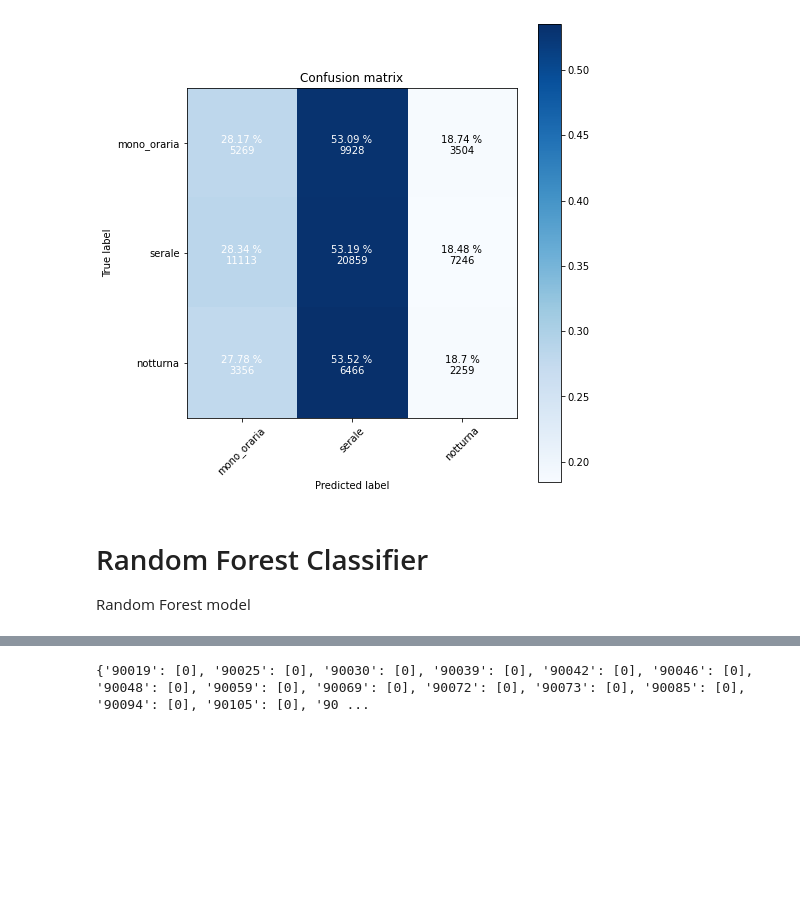
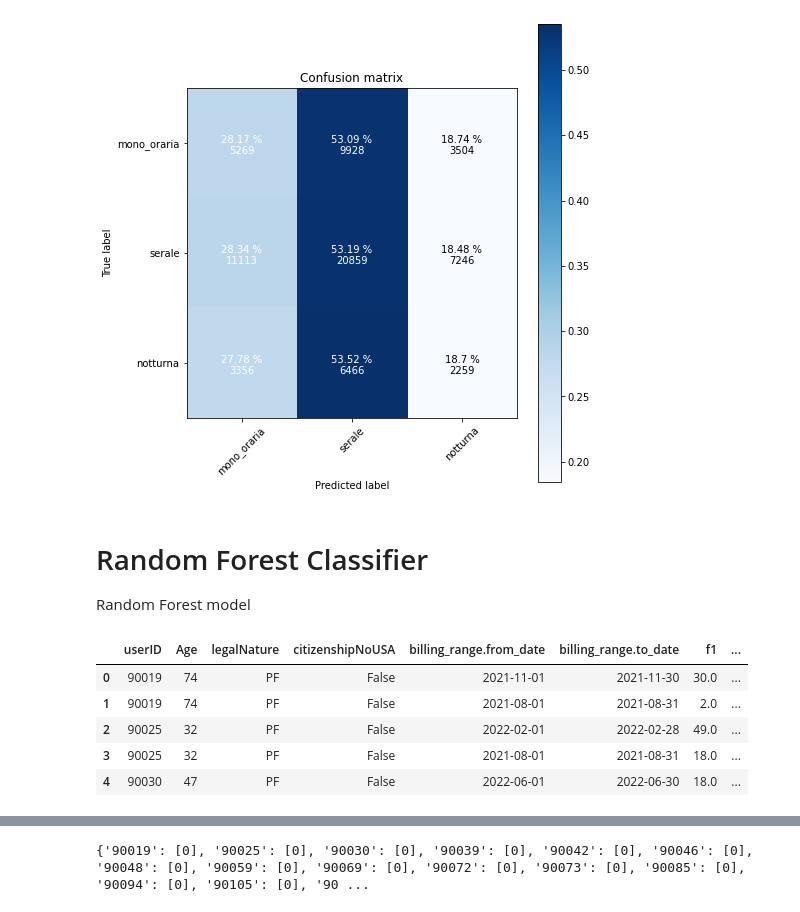
Before and after one commit to S4b3/PITC-21-22, a Jupyter notebook: classification_and_clustering.ipynb, the cells around one changed output, grey strips where cells are left out. Drawn from its saved outputs; the diff is of its cells as text; code cells hidden in the pictures; blank space fills up the shorter version.

```diff
--- a/classification_and_clustering.ipynb
+++ b/classification_and_clustering.ipynb
@@ -275,3 +301,12 @@ Random Forest model
 # %%
 train_df, labels_df = convert_json_2_pd(json_input_path = '/content/training_camp_21_22/data/task_1/train.csv')
 test_df = convert_json_2_pd(json_input_path = '/content/training_camp_21_22/data/task_1/test.csv', train= False)
+# %%
+test_df.head()
+# %% [output]
+|  | userID | Age | legalNature | citizenshipNoUSA | billing_range.from_date | billing_range.to_date | f1 | ... |
+| 0 | 90019 | 74 | PF | False | 2021-11-01 | 2021-11-30 | 30.0 | ... |
+| 1 | 90019 | 74 | PF | False | 2021-08-01 | 2021-08-31 | 2.0 | ... |
+| 2 | 90025 | 32 | PF | False | 2022-02-01 | 2022-02-28 | 49.0 | ... |
+| 3 | 90025 | 32 | PF | False | 2021-08-01 | 2021-08-31 | 18.0 | ... |
+| 4 | 90030 | 47 | PF | False | 2022-06-01 | 2022-06-30 | 18.0 | ... |
```
Also changed, not shown: parts of 20 cells of this notebook.
